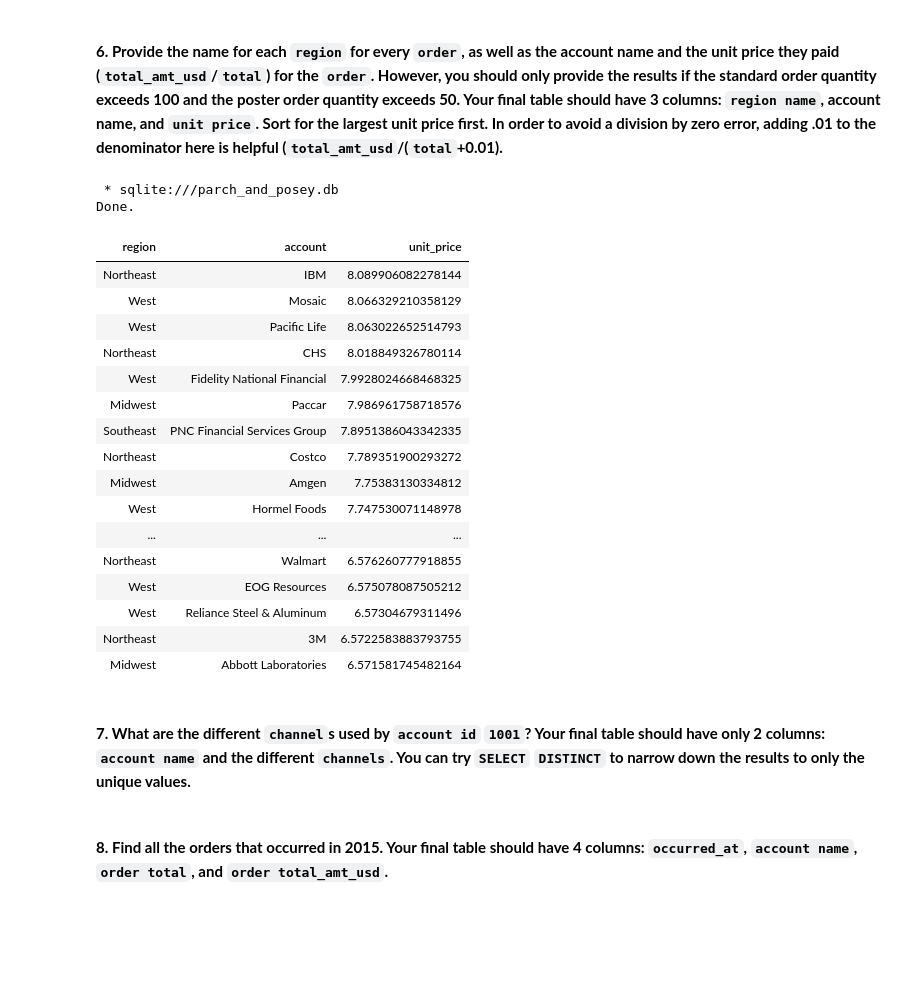
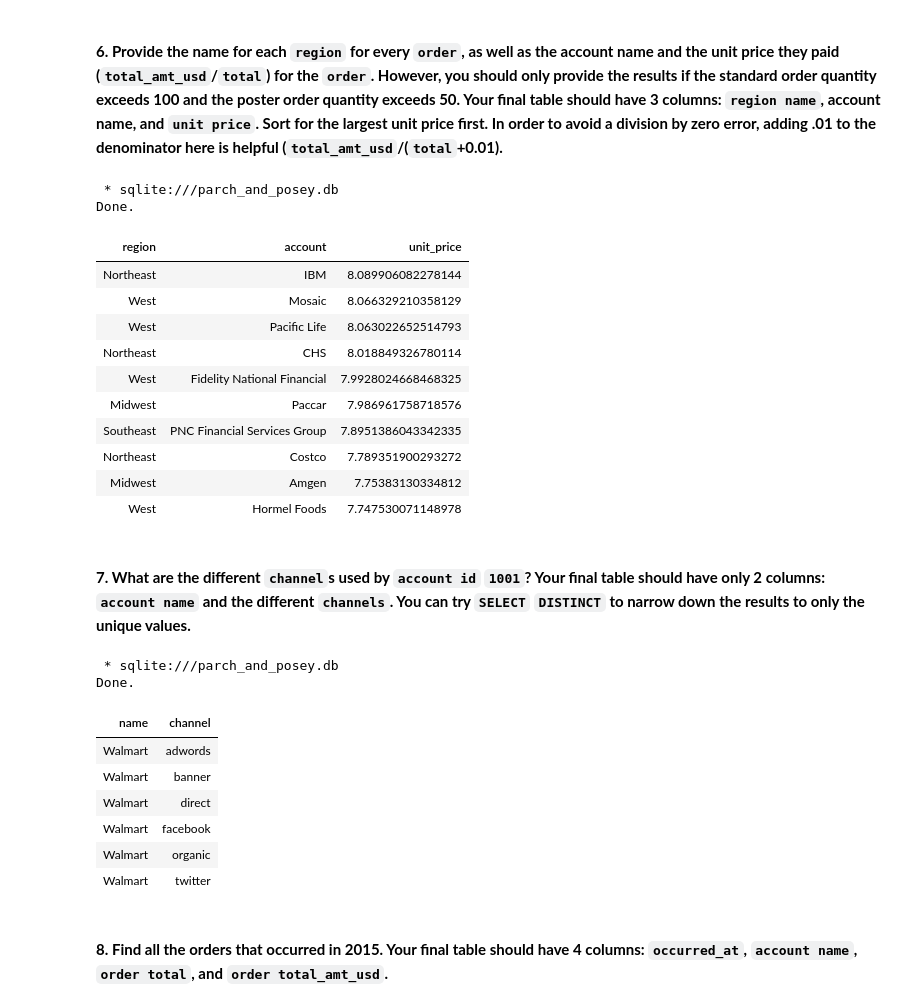
Before and after one commit to YinkaOlusola/SQL, a Jupyter notebook: Parch_and_Posey/SQL_JOINS.ipynb, the cells around one changed output. Cells and saved outputs as stored; diff of their text form; code cells hidden in the pictures; blank space fills up the shorter version.

Commit message:
updated parch and posey basic sql queries notebook

```diff
--- a/Parch_and_Posey/SQL_JOINS.ipynb
+++ b/Parch_and_Posey/SQL_JOINS.ipynb
@@ -249,40 +264,53 @@ Done.
 # %%
 %%sql
 
 SELECT r.name region, a.name account, o.total_amt_usd/(o.total + 0.01) unit_price
 FROM region r
 JOIN sales_reps s
 ON s.region_id = r.id
 JOIN accounts a
 ON a.sales_rep_id = s.id
 JOIN orders o
 ON o.account_id = a.id
 WHERE o.standard_qty > 100 AND o.poster_qty > 50
-ORDER BY unit_price DESC;
+ORDER BY unit_price DESC
+LIMIT 10;
 # %% [output]
  * sqlite:///parch_and_posey.db
 Done.
 | region | account | unit_price |
 | Northeast | IBM | 8.089906082278144 |
 | West | Mosaic | 8.066329210358129 |
 | West | Pacific Life | 8.063022652514793 |
 | Northeast | CHS | 8.018849326780114 |
 | West | Fidelity National Financial | 7.9928024668468325 |
 | Midwest | Paccar | 7.986961758718576 |
 | Southeast | PNC Financial Services Group | 7.8951386043342335 |
 | Northeast | Costco | 7.789351900293272 |
 | Midwest | Amgen | 7.75383130334812 |
 | West | Hormel Foods | 7.747530071148978 |
-| ... | ... | ... |
-| Northeast | Walmart | 6.576260777918855 |
-| West | EOG Resources | 6.575078087505212 |
-| West | Reliance Steel & Aluminum | 6.57304679311496 |
-| Northeast | 3M | 6.5722583883793755 |
-| Midwest | Abbott Laboratories | 6.571581745482164 |
 # %% [markdown]
 <br>
 
 **7. What are the different `channel`s used by `account id` `1001`? Your final table should have only 2 columns: `account name` and the different `channels`. You can try `SELECT` `DISTINCT` to narrow down the results to only the unique values.**
+# %%
+%%sql
+
+SELECT DISTINCT a.name, w.channel
+FROM accounts a
+JOIN web_events w
+ON a.id = w.account_id
+WHERE a.id = '1001';
+# %% [output]
+ * sqlite:///parch_and_posey.db
+Done.
+| name | channel |
+| Walmart | adwords |
+| Walmart | banner |
+| Walmart | direct |
+| Walmart | facebook |
+| Walmart | organic |
+| Walmart | twitter |
 # %% [markdown]
 <br>
 
```
Also changed, not shown: parts of 10 cells of this notebook, 2 other files.
